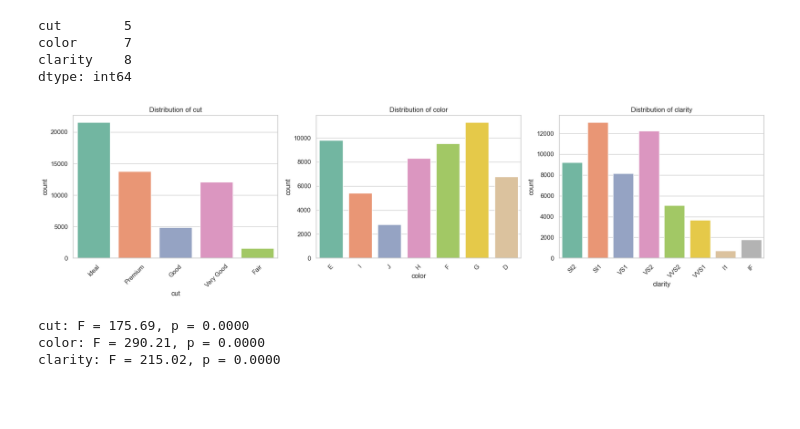
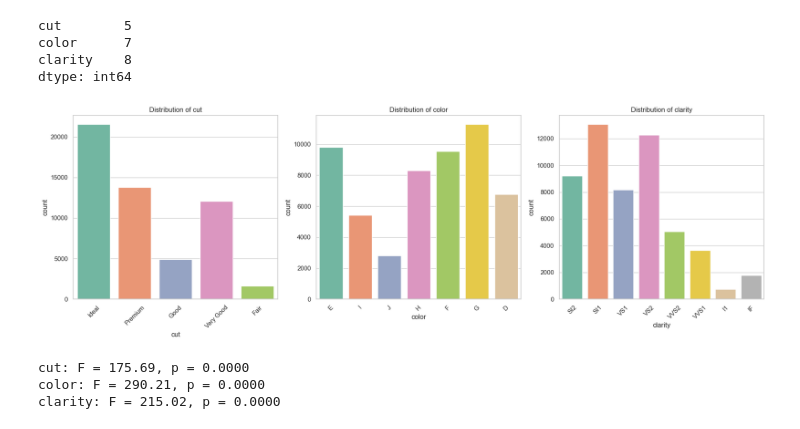
Before and after one commit to Amr1Moussa/IEEE-ML-2025, a Jupyter notebook: Diamond_Price_Regression/src/notebook1.ipynb, the cells around one changed output. Cells and saved outputs as stored; diff of their text form; code cells hidden in the pictures; blank space fills up the shorter version.

```diff
--- a/Diamond_Price_Regression/src/notebook1.ipynb
+++ b/Diamond_Price_Regression/src/notebook1.ipynb
@@ -289,16 +292,16 @@ dtype: int64
 # %%
-plt.figure(figsize=(18, 5))
+plt.figure(figsize=(18, 6))
 
 for i, col in enumerate(categ_cols, 1):
     plt.subplot(1, 3, i)
     sns.countplot(x=col, data=df, hue=col, palette='Set2', legend=False)
     plt.title(f'Distribution of {col}')
     plt.xticks(rotation=45)
 
 plt.tight_layout()
 plt.show()
 # %% [output]
-[figure, old version]
+[figure, new version]
 # %%
 # ANOVA to check on realtion between ctaegorical columns and price
 
```
Also changed, not shown: parts of 19 cells of this notebook, 13 other files.
